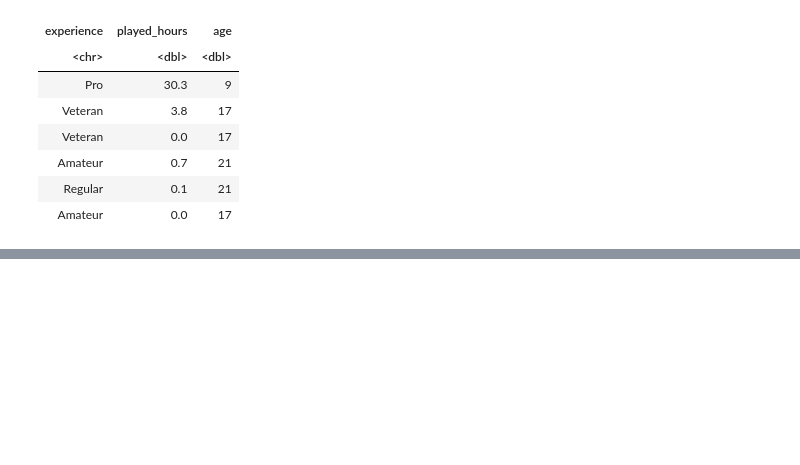
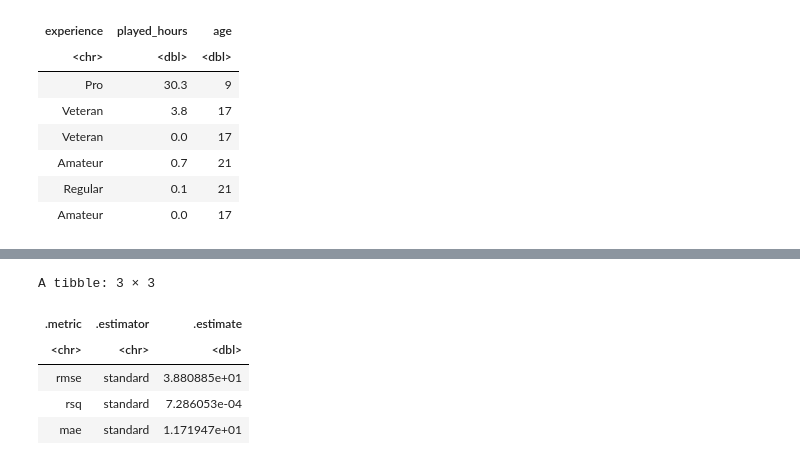
Before and after one commit to laurenfriesen/deci-project, a Jupyter notebook: group_project_notebook.ipynb, the cells around one changed output, grey strips where cells are left out. Cells and saved outputs as stored; diff of their text form; code cells hidden in the pictures; blank space fills up the shorter version.

```diff
--- a/group_project_notebook.ipynb
+++ b/group_project_notebook.ipynb
@@ -114,0 +174,23 @@ ERROR: Error in ggpairs(contribution_training, mapping = aes(alpha = 0.4)): coul
+# %%
+contribution_best_spec <- nearest_neighbor(weight_func = "rectangular", neighbors = 71) |>
+          set_engine("kknn") |>
+          set_mode("regression")
+
+contribution_best_fit <- workflow() |>
+          add_recipe(contribution_recipe) |>
+          add_model(contribution_best_spec) |>
+          fit(data = contribution_training)
+
+contribution_summary <- contribution_best_fit |>
+           predict(contribution_testing) |>
+           bind_cols(contribution_testing) |>
+           metrics(truth = played_hours, estimate = .pred)
+
+contribution_summary
+# %% [output]
+A tibble: 3 × 3
+| .metric | .estimator | .estimate |
+| <chr> | <chr> | <dbl> |
+| rmse | standard | 3.880885e+01 |
+| rsq | standard | 7.286053e-04 |
+| mae | standard | 1.171947e+01 |
```
Also changed, not shown: parts of 5 cells of this notebook.
